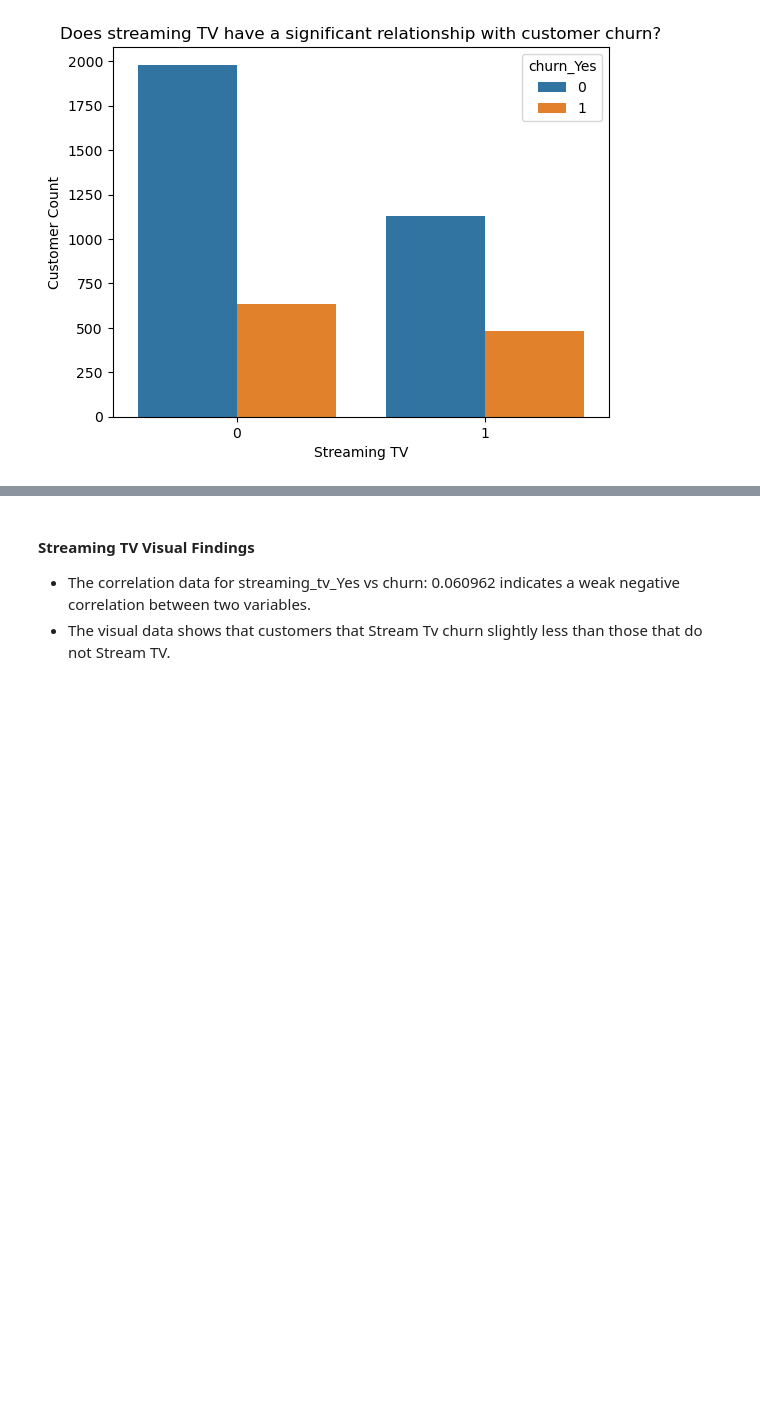
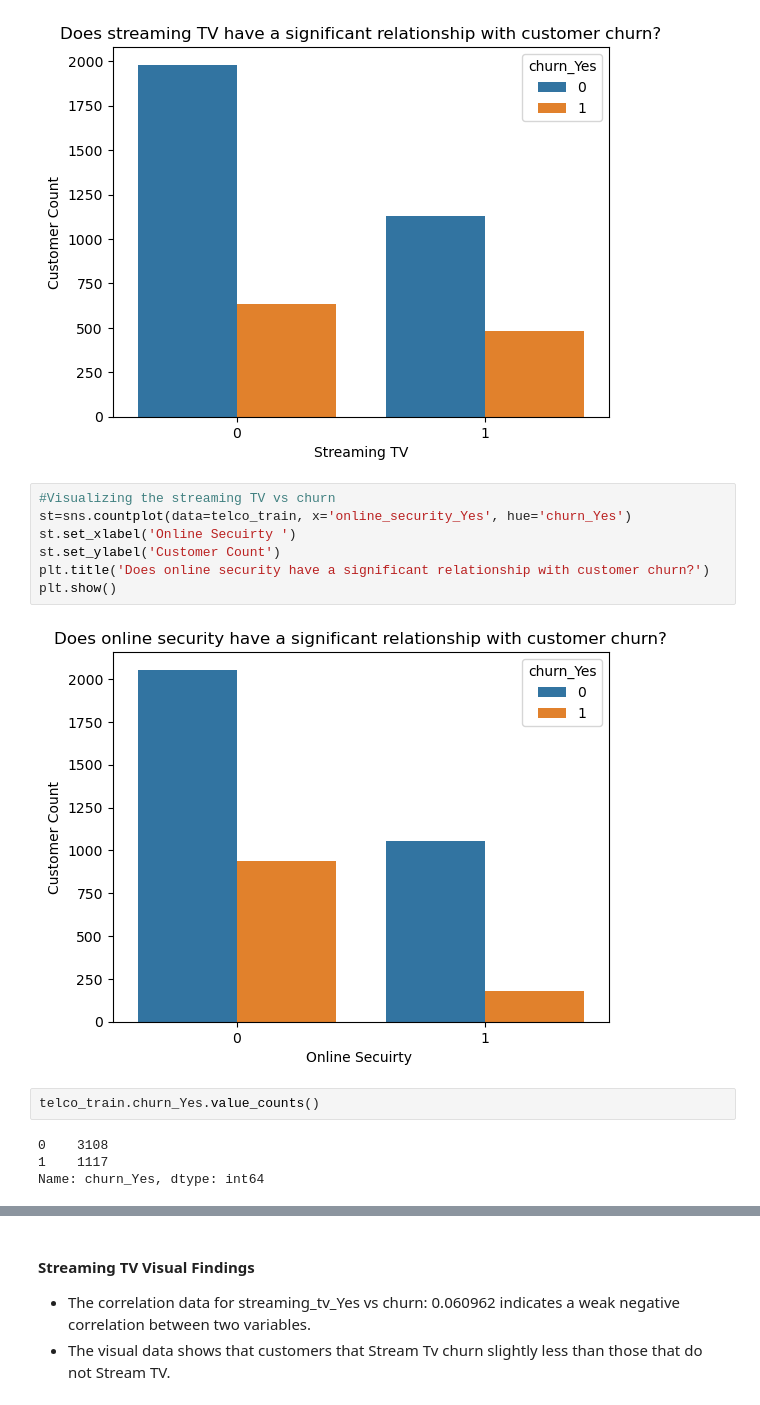
Before and after one commit to annie-carter/classification_project, a Jupyter notebook: Final_Report.ipynb, the cells around one changed output, grey strips where cells are left out. Drawn from its saved outputs; the diff is of its cells as text; blank space fills up the shorter version.

```diff
--- a/Final_Report.ipynb
+++ b/Final_Report.ipynb
@@ -157,3 +157,18 @@ plt.title('Does streaming TV have a significant relationship with customer churn
 plt.show()
 # %% [output]
 [figure]
+# %%
+#Visualizing the streaming TV vs churn
+st=sns.countplot(data=telco_train, x='online_security_Yes', hue='churn_Yes')
+st.set_xlabel('Online Secuirty ')
+st.set_ylabel('Customer Count')
+plt.title('Does online security have a significant relationship with customer churn?')
+plt.show()
+# %% [output]
+[figure, added]
+# %%
+telco_train.churn_Yes.value_counts()
+# %% [output]
+0    3108
+1    1117
+Name: churn_Yes, dtype: int64
```
Also changed, not shown: parts of 6 cells of this notebook, 3 other files.
